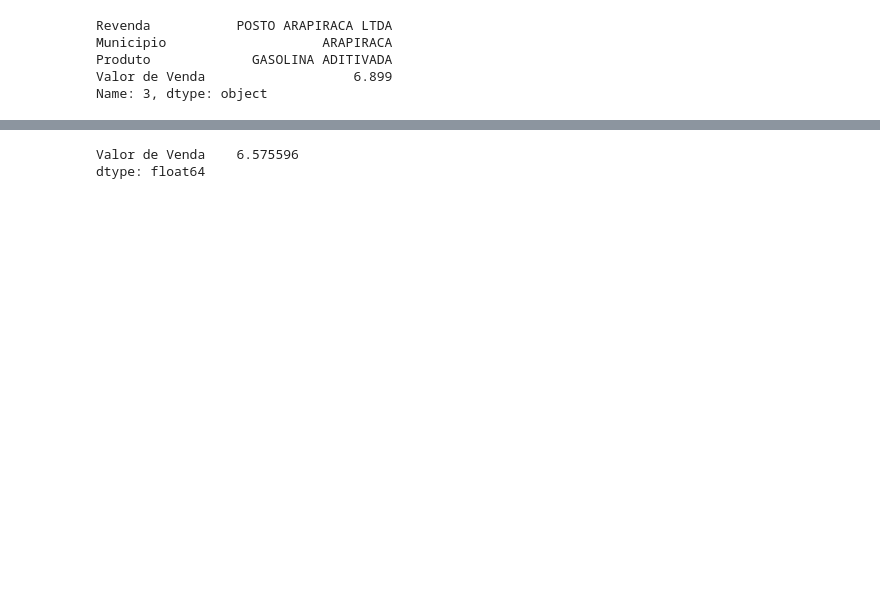
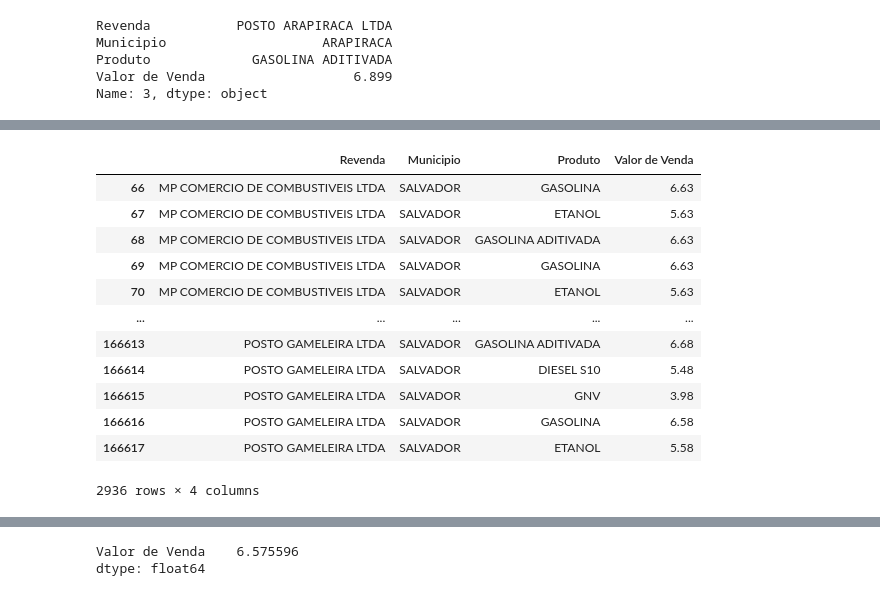
Before and after one commit to grazi-rodrigues/AnimaCursoDeExtensaoPythonPandas2023, a Jupyter notebook: Primeiro_Exemplo_em_Pandas.ipynb, the cells around one changed output, grey strips where cells are left out. Drawn from its saved outputs; the diff is of its cells as text; code cells hidden in the pictures; blank space fills up the shorter version.

```diff
--- a/Primeiro_Exemplo_em_Pandas.ipynb
+++ b/Primeiro_Exemplo_em_Pandas.ipynb
@@ -161,0 +233,16 @@ Name: 3, dtype: object
+# %%
+ca_df.loc[ca_df['Municipio'] == 'SALVADOR']   # Filtrando as linhas onde o Municipio seja SALVADOR
+# %% [output]
+|  | Revenda | Municipio | Produto | Valor de Venda |
+| 66 | MP COMERCIO DE COMBUSTIVEIS LTDA | SALVADOR | GASOLINA | 6.63 |
+| 67 | MP COMERCIO DE COMBUSTIVEIS LTDA | SALVADOR | ETANOL | 5.63 |
+| 68 | MP COMERCIO DE COMBUSTIVEIS LTDA | SALVADOR | GASOLINA ADITIVADA | 6.63 |
+| 69 | MP COMERCIO DE COMBUSTIVEIS LTDA | SALVADOR | GASOLINA | 6.63 |
+| 70 | MP COMERCIO DE COMBUSTIVEIS LTDA | SALVADOR | ETANOL | 5.63 |
+| ... | ... | ... | ... | ... |
+| 166613 | POSTO GAMELEIRA LTDA | SALVADOR | GASOLINA ADITIVADA | 6.68 |
+| 166614 | POSTO GAMELEIRA LTDA | SALVADOR | DIESEL S10 | 5.48 |
+| 166615 | POSTO GAMELEIRA LTDA | SALVADOR | GNV | 3.98 |
+| 166616 | POSTO GAMELEIRA LTDA | SALVADOR | GASOLINA | 6.58 |
+| 166617 | POSTO GAMELEIRA LTDA | SALVADOR | ETANOL | 5.58 |
+2936 rows × 4 columns
```
Also changed, not shown: parts of 24 cells of this notebook.
